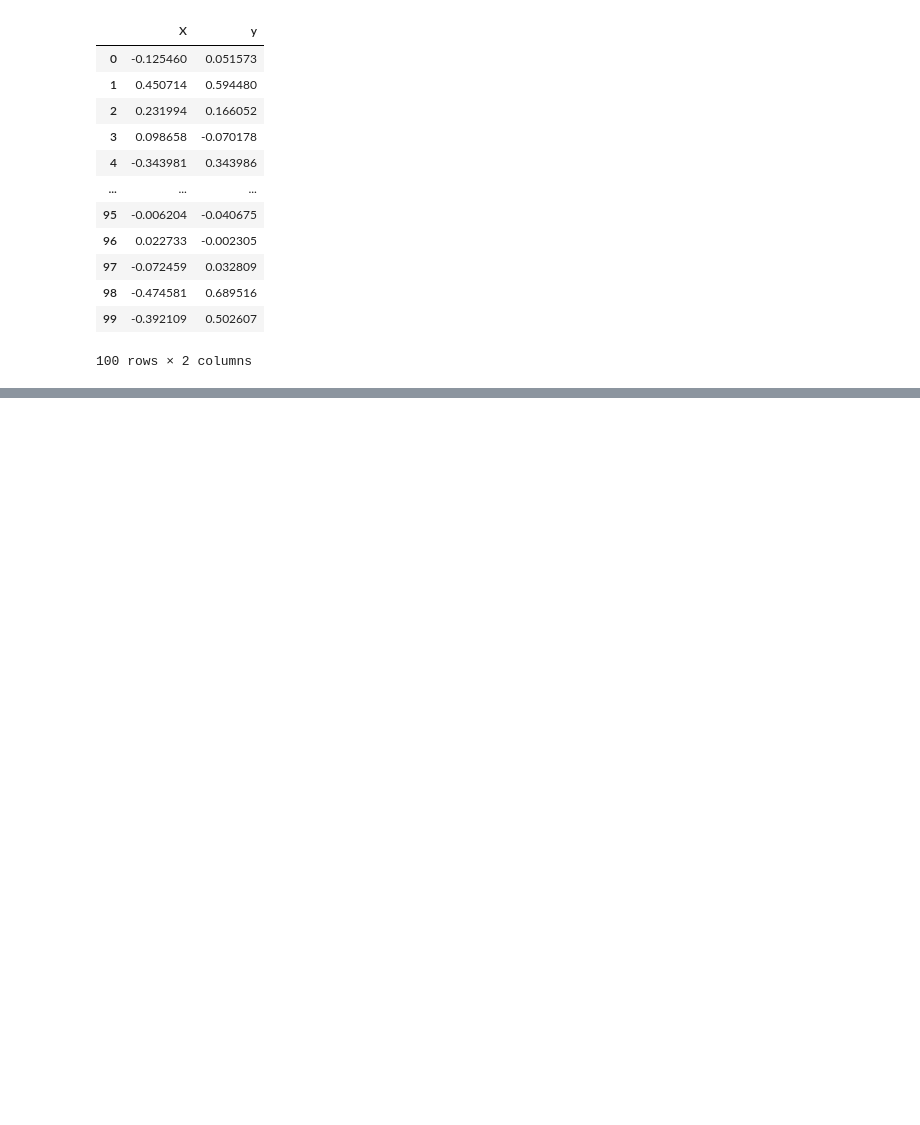
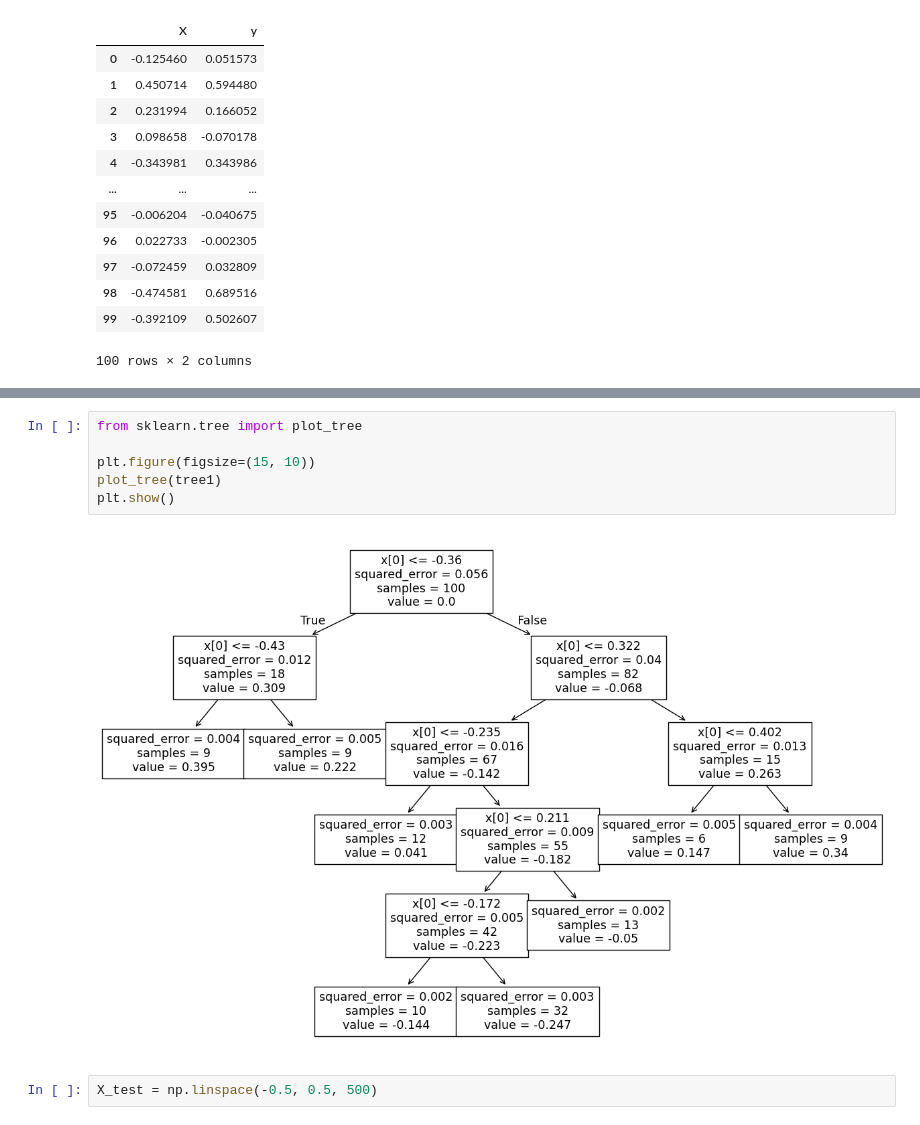
Before and after one commit to ahmedfakhar747/machine-learning-notebooks, a Jupyter notebook: 51_Gradient_Boosting_Intuition_and_Code.ipynb, the cells around one changed output, grey strips where cells are left out. Cells and saved outputs as stored; diff of their text form; blank space fills up the shorter version.

```diff
--- a/51_Gradient_Boosting_Intuition_and_Code.ipynb
+++ b/51_Gradient_Boosting_Intuition_and_Code.ipynb
@@ -37,0 +91,10 @@ df
+# %%
+from sklearn.tree import plot_tree
+
+plt.figure(figsize=(15, 10))
+plot_tree(tree1)
+plt.show()
+# %% [output]
+[figure, added]
+# %%
+X_test = np.linspace(-0.5, 0.5, 500)
```
Also changed, not shown: parts of 6 cells of this notebook.
